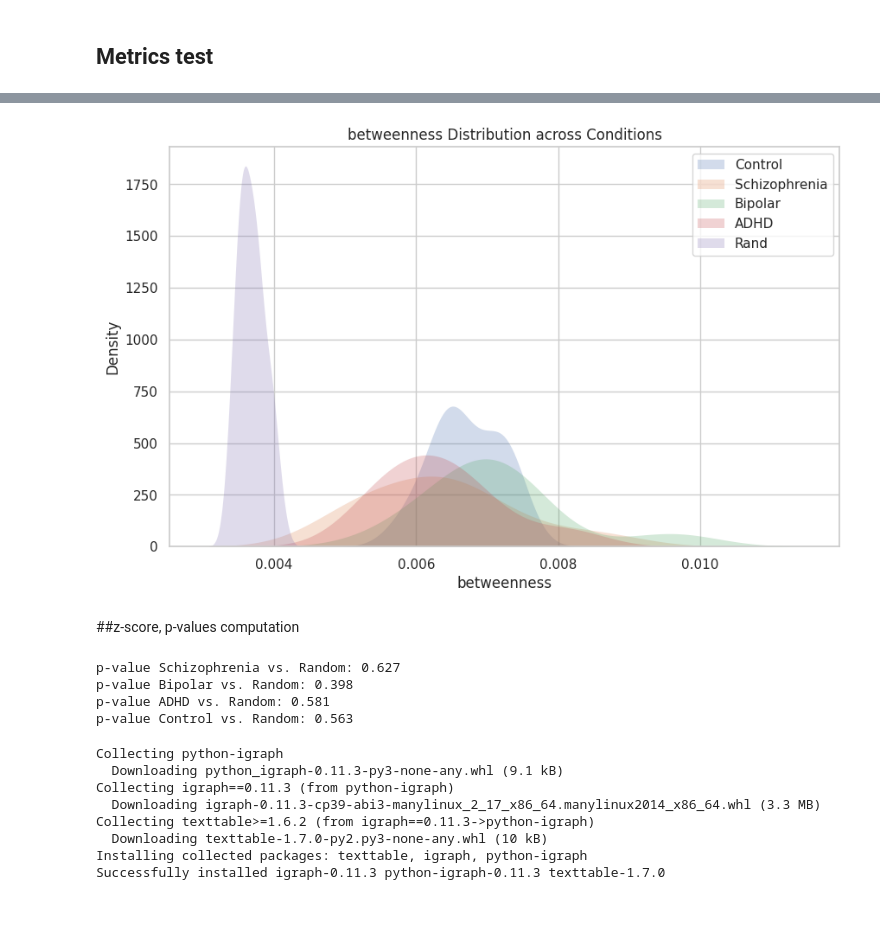
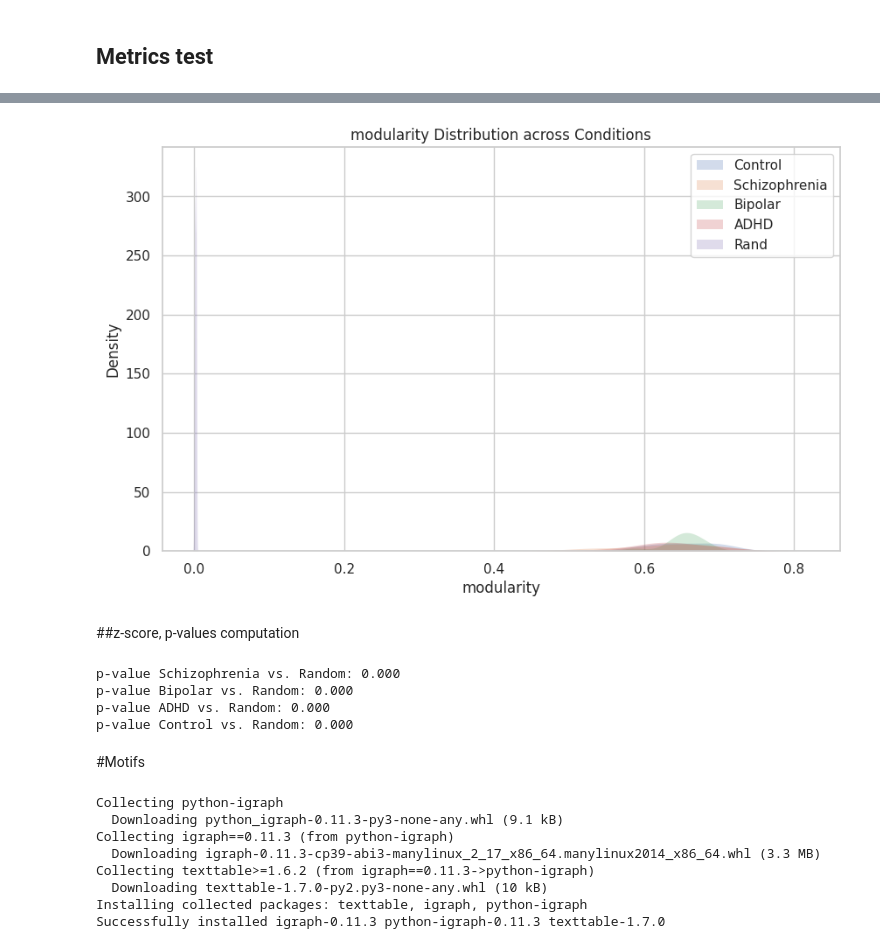
Before and after one commit to FrancescoMonaco/LFN_Project, a Jupyter notebook: LFN_Project.ipynb, the cells around one changed output, grey strips where cells are left out. Drawn from its saved outputs; the diff is of its cells as text; code cells hidden in the pictures; blank space fills up the shorter version.

```diff
--- a/LFN_Project.ipynb
+++ b/LFN_Project.ipynb
@@ -543,6 +473,6 @@ for df, results in zip(dataframes, processed_data):
 # %%
 #@title Probability distributions plotter
-feature = "betweenness" # @param ["global_efficiency", "closeness", "betweenness", "degree", "top5_deg", "top5_close", "top5_betw", "clustering", "degree"]
+feature = "modularity" # @param ["global_efficiency", "closeness", "betweenness", "degree", "top5_deg", "top5_close", "top5_betw", "clustering", "degree", "top5_clust", "modularity", "global_efficiency", "network_cost"]
 # Set the style
 sns.set(style="whitegrid")
 
@@ -552,34 +482,34 @@ plt.figure(figsize=(10, 6))
 # Control
 sns.kdeplot(control_data[feature], label='Control', fill=True, common_norm=True, cut = 3,
     linewidth=0,)
 
 # Schizophrenia
 sns.kdeplot(schz_data[feature], label='Schizophrenia', fill=True, common_norm=True, cut = 3,
     linewidth=0,)
 
 # Bipolar
 sns.kdeplot(bp_data[feature], label='Bipolar', fill=True, common_norm=True, cut = 3,
     linewidth=0,)
 
 # ADHD
 sns.kdeplot(adhd_data[feature], label='ADHD', fill=True, common_norm=True, cut = 3,
     linewidth=0,)
 
 sns.kdeplot(rand_grp[feature], label='Rand', fill=True, common_norm=True, cut = 3,
     linewidth=0,)
 
 # Adding labels and title
 plt.xlabel(feature)
 plt.ylabel('Density')
 plt.title(feature + ' Distribution across Conditions')
 
 # Adding legend
 plt.legend()
 
 # Show the plot
 plt.show()
 # %% [output]
-[figure, old version]
+[figure, new version]
 # %% [markdown]
 ##z-score, p-values computation
 # %%
@@ -589,7 +519,7 @@ from scipy.stats import ttest_ind, zscore
 def calculate_zscores(group, mean, std):
     return (group - mean) / std
 
-feature = "degree" # @param ["global_efficiency", "closeness", "betweenness", "degree", "top5_deg", "top5_close", "top5_betw", "clustering", "degree"]
+feature = "modularity" # @param ["global_efficiency", "closeness", "betweenness", "degree", "top5_deg", "top5_close", "top5_betw", "clustering", "degree", "top5_clust", "modularity", "global_efficiency", "network_cost"]
 
 # Extract the feature of interest
 control_global_efficiency = control_data[feature]
@@ -616,10 +546,12 @@ print("p-value Bipolar vs. Random: {:.3f}".format(p_value_bp_vs_random))
 print("p-value ADHD vs. Random: {:.3f}".format(p_value_adhd_vs_random))
 print("p-value Control vs. Random: {:.3f}".format(p_value_control_vs_random))
 # %% [output]
-p-value Schizophrenia vs. Random: 0.627
-p-value Bipolar vs. Random: 0.398
-p-value ADHD vs. Random: 0.581
-p-value Control vs. Random: 0.563
+p-value Schizophrenia vs. Random: 0.000
+p-value Bipolar vs. Random: 0.000
+p-value ADHD vs. Random: 0.000
+p-value Control vs. Random: 0.000
+# %% [markdown]
+#Motifs
 # %%
 !pip install python-igraph
 from igraph import Graph
```
Also changed, not shown: parts of 13 cells of this notebook.
